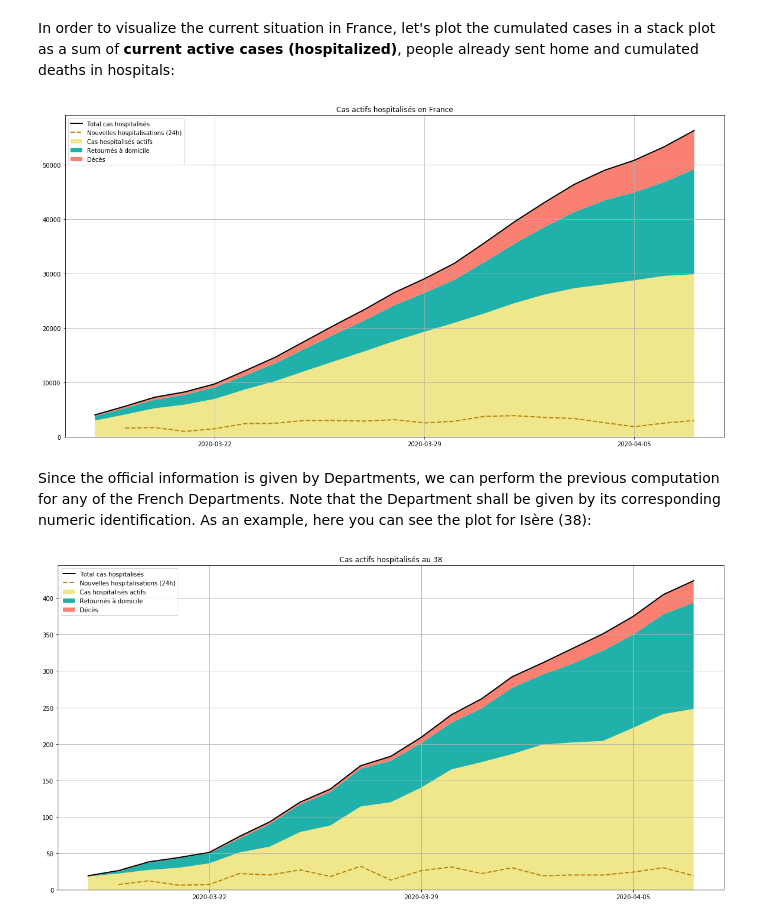
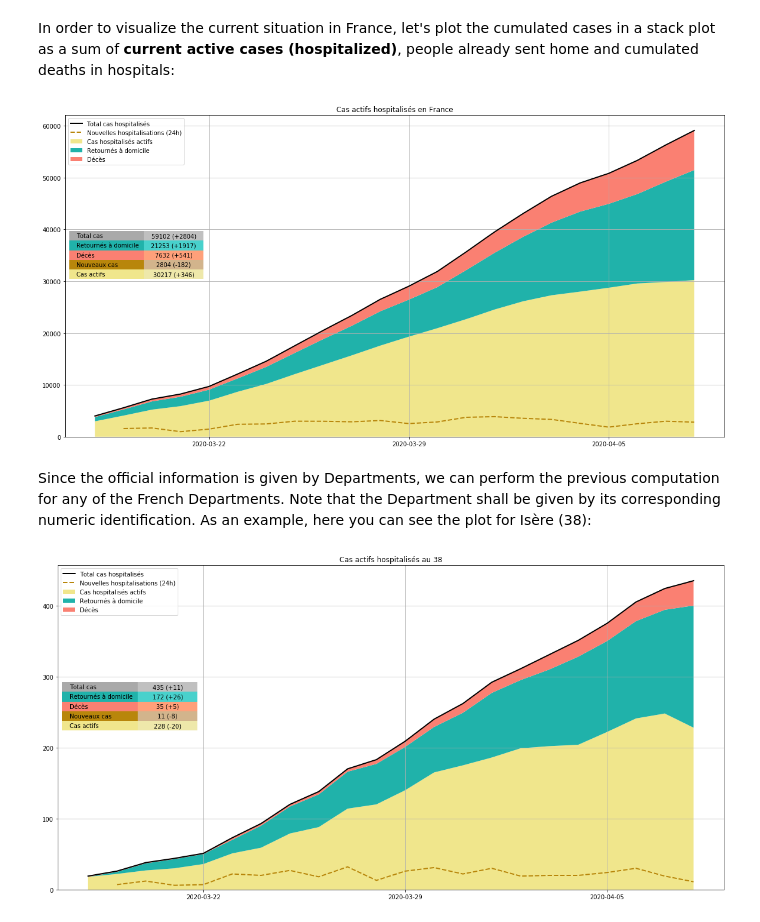
Before and after one commit to Inami13/COVID-19, a Jupyter notebook: COVID19_France.ipynb, the cells around one changed output. Cells and saved outputs as stored; diff of their text form; code cells hidden in the pictures.

Commit message:
New plots + added tables to active cases plots

```diff
--- a/COVID19_France.ipynb
+++ b/COVID19_France.ipynb
@@ -28,24 +28,58 @@ ax1.plot(df2.index,TOT.diff(),'--',c='darkgoldenrod',lineWidth = 2, label = 'Nou
 ax1.legend(loc = 2)
 ax1.xaxis.set_major_locator(MultipleLocator(7))
 ax1.grid()
+
+row_labels=['Total cas','Retournés à domicile','Décès','Nouveaux cas','Cas actifs']
+table_vals=[['%d (%+d)'%(TOT.iloc[-1],TOT.iloc[-1]-TOT.iloc[-2])],
+            ['%d (%+d)'%(df2.rad[-1],df2.rad[-1]-df2.rad[-2])],
+            ['%d (%+d)'%(df2.dc[-1],df2.dc[-1]-df2.dc[-2])],
+            ['%d (%+d)'%(TOT.diff().iloc[-1],TOT.diff().iloc[-1]-TOT.diff().iloc[-2])],
+            ['%d (%+d)'%(df2.hosp[-1],df2.hosp[-1]-df2.hosp[-2])]]
+table = ax1.table(cellText=table_vals,
+          rowLabels=row_labels,
+          bbox=(0.12,0.49,0.09,0.15),
+          edges = 'BRTL',
+          cellColours = [['silver'],['mediumturquoise'],['lightsalmon'],['tan'],['palegoldenrod']],
+          rowColours = ['darkgrey','lightseagreen','salmon','darkgoldenrod','khaki'],
+          cellLoc = 'center',
+          zorder = 100)
+for key, cell in table.get_celld().items():
+    cell.set_linewidth(0)
 # %% [output]
-[figure, old version]
+[figure, new version]
 # %% [markdown]
 Since the official information is given by Departments, we can perform the previous computation for any of the French Departments. Note that the Department shall be given by its corresponding numeric identification. As an example, here you can see the plot for Isère (38):
 # %%
 departement = 38
 
 departement = str(departement)
 df3 = df[(df['dep'] == departement) & (df['sexe'] == 0)].fillna(0)
 TOT = df3.hosp+df3.rad+df3.dc
 fig2 = plt.figure(2,figsize=(20,10))
 ax2 = fig2.add_subplot(111)
 ax2.set_title('Cas actifs hospitalisés au %s'%departement)
 ax2.stackplot(df3.jour,df3.hosp,df3.rad,df3.dc,colors = ['khaki','lightseagreen','salmon'], labels = ['Cas hospitalisés actifs','Retournés à domicile','Décès'])
 ax2.plot(df3.jour,TOT,c='k',lineWidth = 2, label = 'Total cas hospitalisés')
 ax2.plot(df3.jour,TOT.diff(),'--',c='darkgoldenrod',lineWidth = 2, label = 'Nouvelles hospitalisations (24h)')
 ax2.legend(loc = 2)
 ax2.xaxis.set_major_locator(MultipleLocator(7))
 ax2.grid()
+
+row_labels=['Total cas','Retournés à domicile','Décès','Nouveaux cas','Cas actifs']
+table_vals=[['%d (%+d)'%(TOT.iloc[-1],TOT.iloc[-1]-TOT.iloc[-2])],
+            ['%d (%+d)'%(df3.rad.iloc[-1],df3.rad.iloc[-1]-df3.rad.iloc[-2])],
+            ['%d (%+d)'%(df3.dc.iloc[-1],df3.dc.iloc[-1]-df3.dc.iloc[-2])],
+            ['%d (%+d)'%(TOT.diff().iloc[-1],TOT.diff().iloc[-1]-TOT.diff().iloc[-2])],
+            ['%d (%+d)'%(df3.hosp.iloc[-1],df3.hosp.iloc[-1]-df3.hosp.iloc[-2])]]
+table = ax2.table(cellText=table_vals,
+          rowLabels=row_labels,
+          bbox=(0.12,0.49,0.09,0.15),
+          edges = 'BRTL',
+          cellColours = [['silver'],['mediumturquoise'],['lightsalmon'],['tan'],['palegoldenrod']],
+          rowColours = ['darkgrey','lightseagreen','salmon','darkgoldenrod','khaki'],
+          cellLoc = 'center',
+          zorder = 100)
+for key, cell in table.get_celld().items():
+    cell.set_linewidth(0)
 # %% [output]
-[figure, old version]
+[figure, new version]
```
Also changed, not shown: 35 other files.
